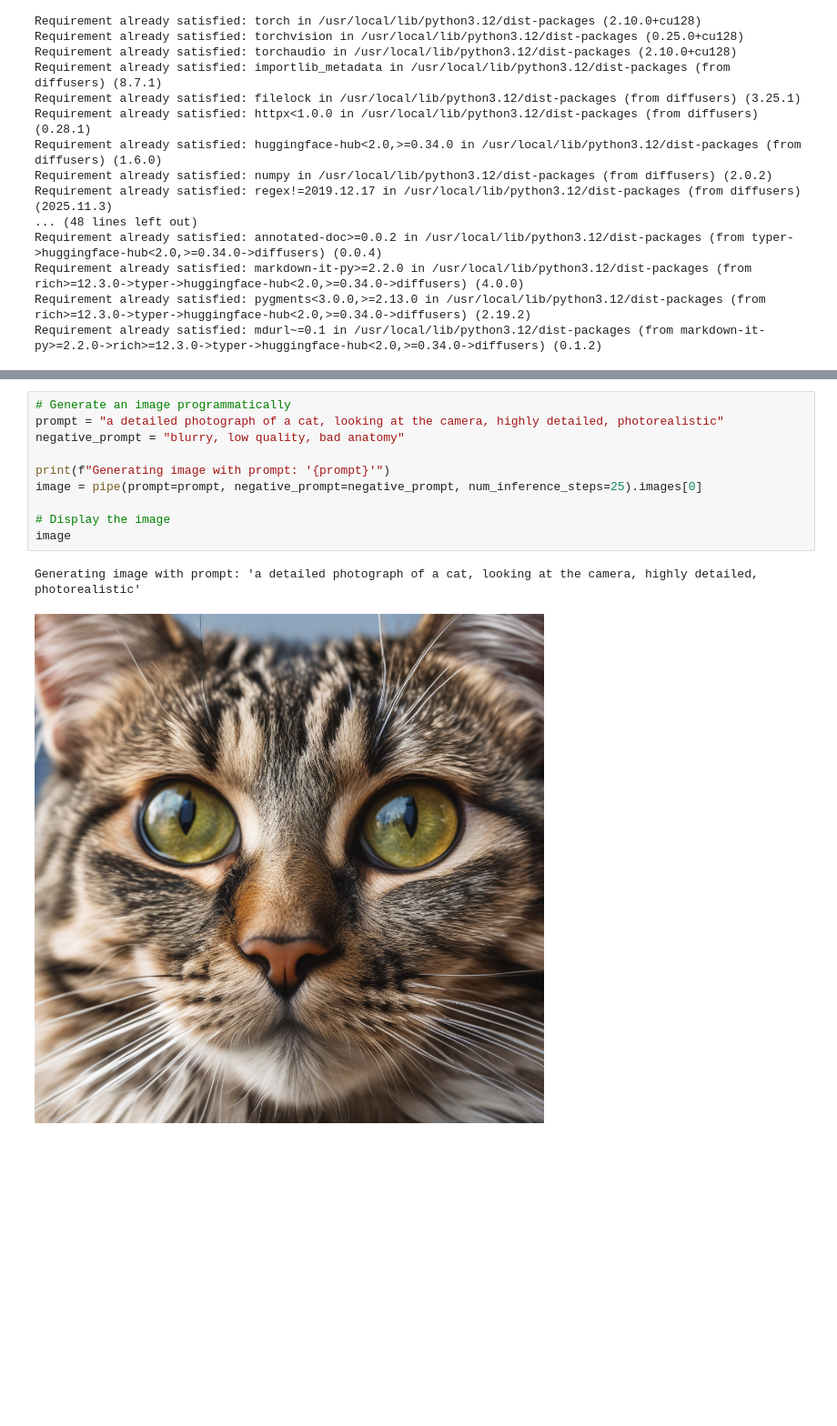
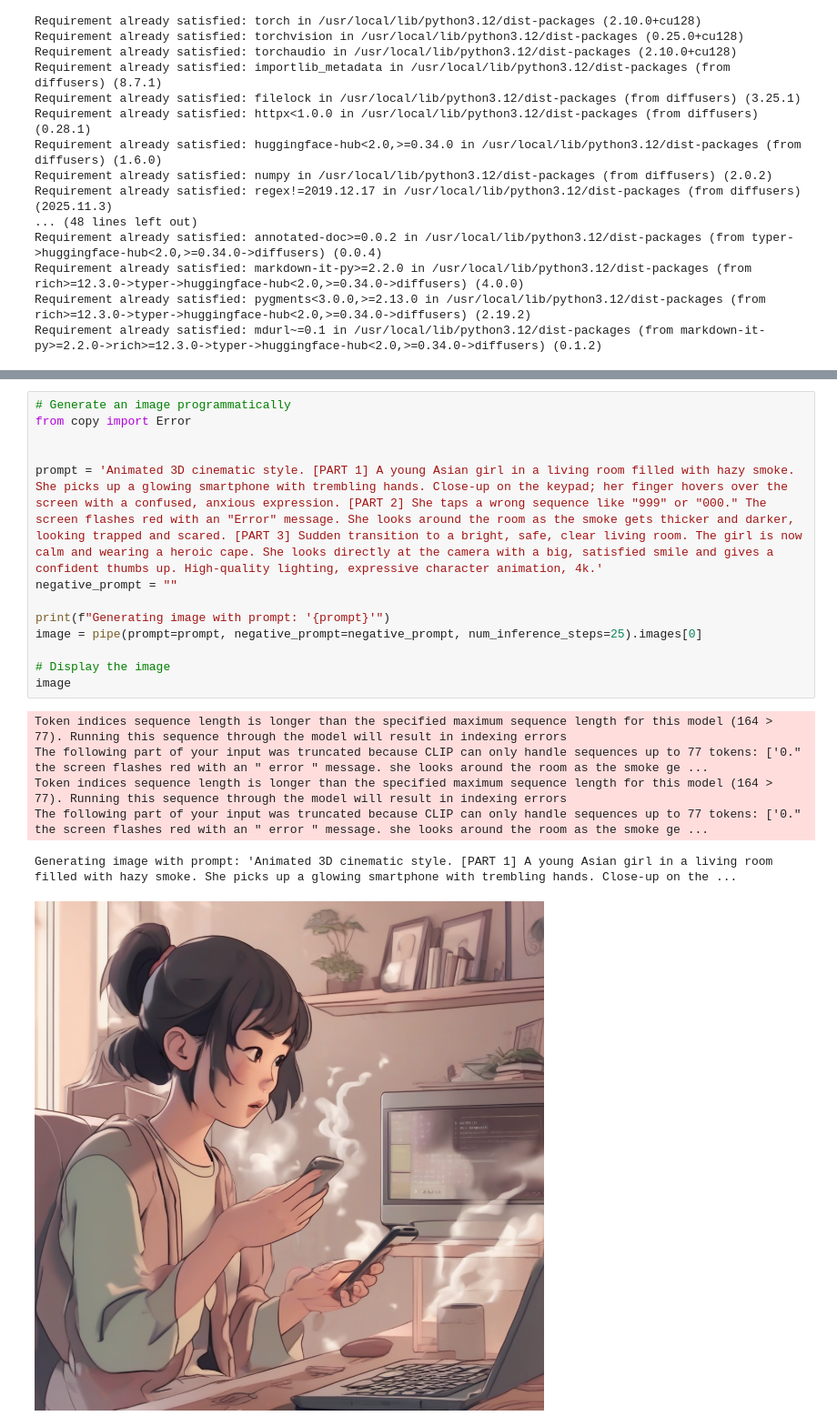
Before and after one commit to nikola-enter21/kidosafe, a Jupyter notebook: ai/image_generation.ipynb, the cells around one changed output, grey strips where cells are left out. Shown at 91% size. Drawn from its saved outputs; the diff is of its cells as text; blank space fills up the shorter version.

```diff
--- a/ai/image_generation.ipynb
+++ b/ai/image_generation.ipynb
@@ -49,13 +49,20 @@ Model loaded on cuda
-# %%
-# Generate an image programmatically
-prompt = "a detailed photograph of a cat, looking at the camera, highly detailed, photorealistic"
-negative_prompt = "blurry, low quality, bad anatomy"
-
-print(f"Generating image with prompt: '{prompt}'")
-image = pipe(prompt=prompt, negative_prompt=negative_prompt, num_inference_steps=25).images[0]
-
-# Display the image
-image
-# %% [output]
-Generating image with prompt: 'a detailed photograph of a cat, looking at the camera, highly detailed, photorealistic'
-[figure, removed]
+# %%
+# Generate an image programmatically
+from copy import Error
+
+
+prompt = 'Animated 3D cinematic style. [PART 1] A young Asian girl in a living room filled with hazy smoke. She picks up a glowing smartphone with trembling hands. Close-up on the keypad; her finger hovers over the screen with a confused, anxious expression. [PART 2] She taps a wrong sequence like "999" or "000." The screen flashes red with an "Error" message. She looks around the room as the smoke gets thicker and darker, looking trapped and scared. [PART 3] Sudden transition to a bright, safe, clear living room. The girl is now calm and wearing a heroic cape. She looks directly at the camera with a big, satisfied smile and gives a confident thumbs up. High-quality lighting, expressive character animation, 4k.'
+negative_prompt = ""
+
+print(f"Generating image with prompt: '{prompt}'")
+image = pipe(prompt=prompt, negative_prompt=negative_prompt, num_inference_steps=25).images[0]
+
+# Display the image
+image
+# %% [output]
+Token indices sequence length is longer than the specified maximum sequence length for this model (164 > 77). Running this sequence through the model will result in indexing errors
+The following part of your input was truncated because CLIP can only handle sequences up to 77 tokens: ['0." the screen flashes red with an " error " message. she looks around the room as the smoke ge ...
+Token indices sequence length is longer than the specified maximum sequence length for this model (164 > 77). Running this sequence through the model will result in indexing errors
+The following part of your input was truncated because CLIP can only handle sequences up to 77 tokens: ['0." the screen flashes red with an " error " message. she looks around the room as the smoke ge ...
+Generating image with prompt: 'Animated 3D cinematic style. [PART 1] A young Asian girl in a living room filled with hazy smoke. She picks up a glowing smartphone with trembling hands. Close-up on the ...
+[figure, added]
```
Also changed, not shown: parts of 5 cells of this notebook, 1 other file.
